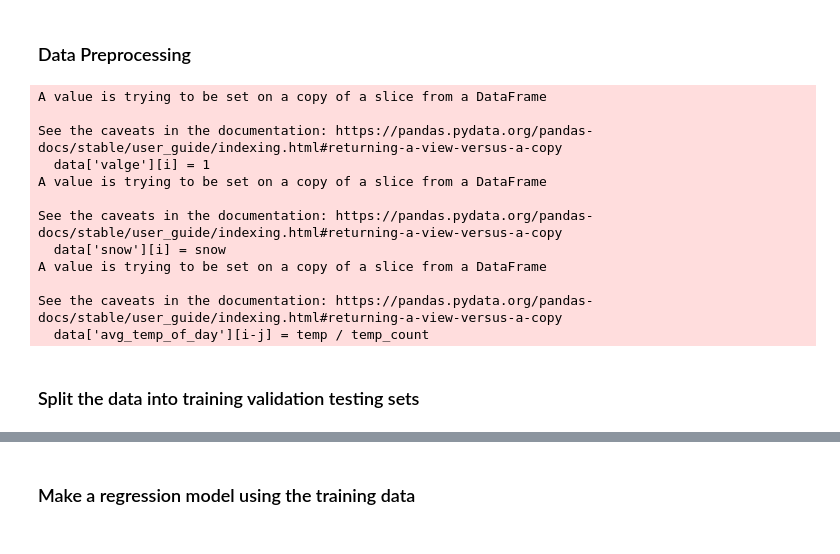
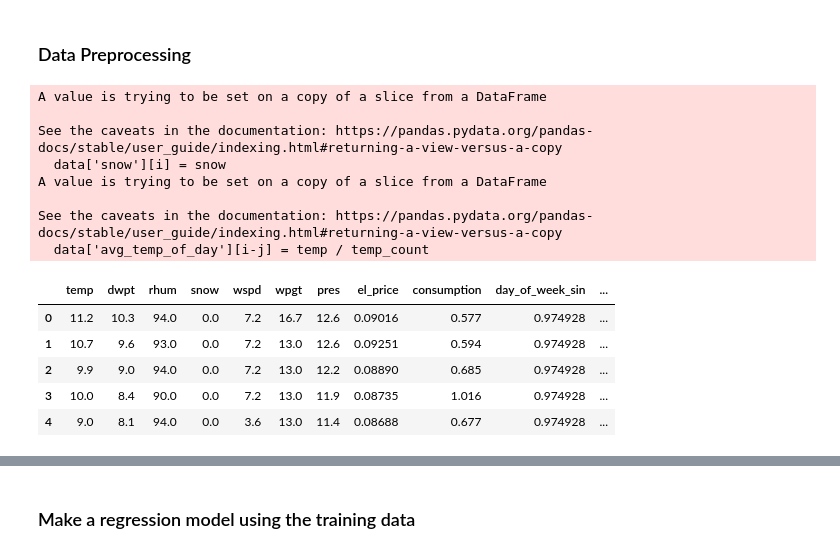
Before and after one commit to TKunnapuu/ElectricityConsumptionPrediction, a Jupyter notebook: model_prediction.ipynb, the cells around one changed output, grey strips where cells are left out. Drawn from its saved outputs; the diff is of its cells as text; code cells hidden in the pictures.

```diff
--- a/model_prediction.ipynb
+++ b/model_prediction.ipynb
@@ -100,11 +95,6 @@ def preprocess_data(data):
 
     # Creating a new column for day of the week (0 = Monday, 6 = Sunday)
     data['date'] = data['time'].apply(lambda x: x.split(' ')[0])
-
-    data['valge'] = 0
-    data = kas_Valge(data)
-
-
     data['day_of_week'] = pd.to_datetime(data['date']).dt.dayofweek
     # Turning day of the week into a cyclic feature
     data['day_of_week_sin'] = np.sin(data['day_of_week'] * (2 * np.pi / 7))
@@ -113,6 +103,10 @@ def preprocess_data(data):
     data['weekend'] = data['day_of_week'].apply(lambda x: 1 if x > 4 else 0)
 
     data = data.drop(['day_of_week'], axis=1)
+
+    #Is the sun up (did not improve the model)
+    #data['valge'] = 0
+    #data = isDayLight(data)
 
 
     # Transform day of the month into a cyclic feature
@@ -168,45 +162,40 @@ def preprocess_data(data):
 
     # Peak wind gust [wpgt]
 
-    # Get wind speed and wind gust in one column
-
-    data["wpgt/wspd"] = data["wpgt"] / data["wspd"]
-    data["wpgt/wspd"] = data["wpgt/wspd"].apply(lambda x: 0 if x > 20 else x)
-
-
     # Pressure [pres]
     data['pres'] = data['pres'].apply(lambda x: x-1000)
 
-    # Condition code [coco]
     # Fill NaN values with previous value
     data['coco'] = data['coco'].fillna(method='ffill')
+    # Transform condition code into one-hot vectors
+    data = pd.get_dummies(data, columns = ["coco"])
 
     # electricity price [el_price]
 
 
     # Create feature for the avg temp of the day
     data['avg_temp_of_day'] = 0
     data = avg_temp_of_day(data)
 
-
-
     data = data.fillna(0)
 
     return data
 
 data = preprocess_data(data)
+pd.options.display.max_columns = None
+data.head()
 # %% [output]
-A value is trying to be set on a copy of a slice from a DataFrame
-
-See the caveats in the documentation: https://pandas.pydata.org/pandas-docs/stable/user_guide/indexing.html#returning-a-view-versus-a-copy
-  data['valge'][i] = 1
 A value is trying to be set on a copy of a slice from a DataFrame
 
 See the caveats in the documentation: https://pandas.pydata.org/pandas-docs/stable/user_guide/indexing.html#returning-a-view-versus-a-copy
   data['snow'][i] = snow
 A value is trying to be set on a copy of a slice from a DataFrame
 
 See the caveats in the documentation: https://pandas.pydata.org/pandas-docs/stable/user_guide/indexing.html#returning-a-view-versus-a-copy
   data['avg_temp_of_day'][i-j] = temp / temp_count
+|  | temp | dwpt | rhum | snow | wspd | wpgt | pres | el_price | consumption | day_of_week_sin | ... |
+| 0 | 11.2 | 10.3 | 94.0 | 0.0 | 7.2 | 16.7 | 12.6 | 0.09016 | 0.577 | 0.974928 | ... |
+| 1 | 10.7 | 9.6 | 93.0 | 0.0 | 7.2 | 13.0 | 12.6 | 0.09251 | 0.594 | 0.974928 | ... |
+| 2 | 9.9 | 9.0 | 94.0 | 0.0 | 7.2 | 13.0 | 12.2 | 0.08890 | 0.685 | 0.974928 | ... |
+| 3 | 10.0 | 8.4 | 90.0 | 0.0 | 7.2 | 13.0 | 11.9 | 0.08735 | 1.016 | 0.974928 | ... |
+| 4 | 9.0 | 8.1 | 94.0 | 0.0 | 3.6 | 13.0 | 11.4 | 0.08688 | 0.677 | 0.974928 | ... |
-# %% [markdown]
-### Split the data into training validation testing sets
```
Also changed, not shown: parts of 22 cells of this notebook, 9 other files.
